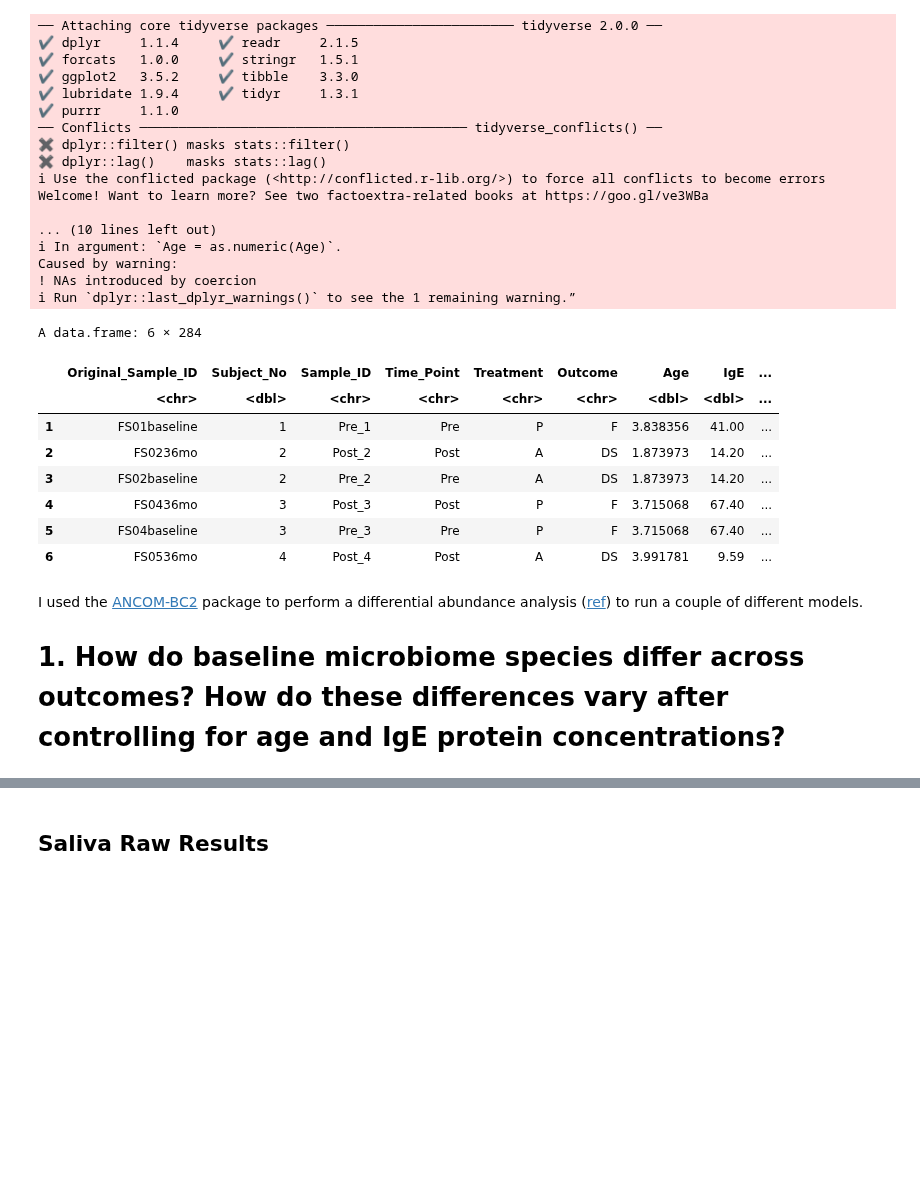
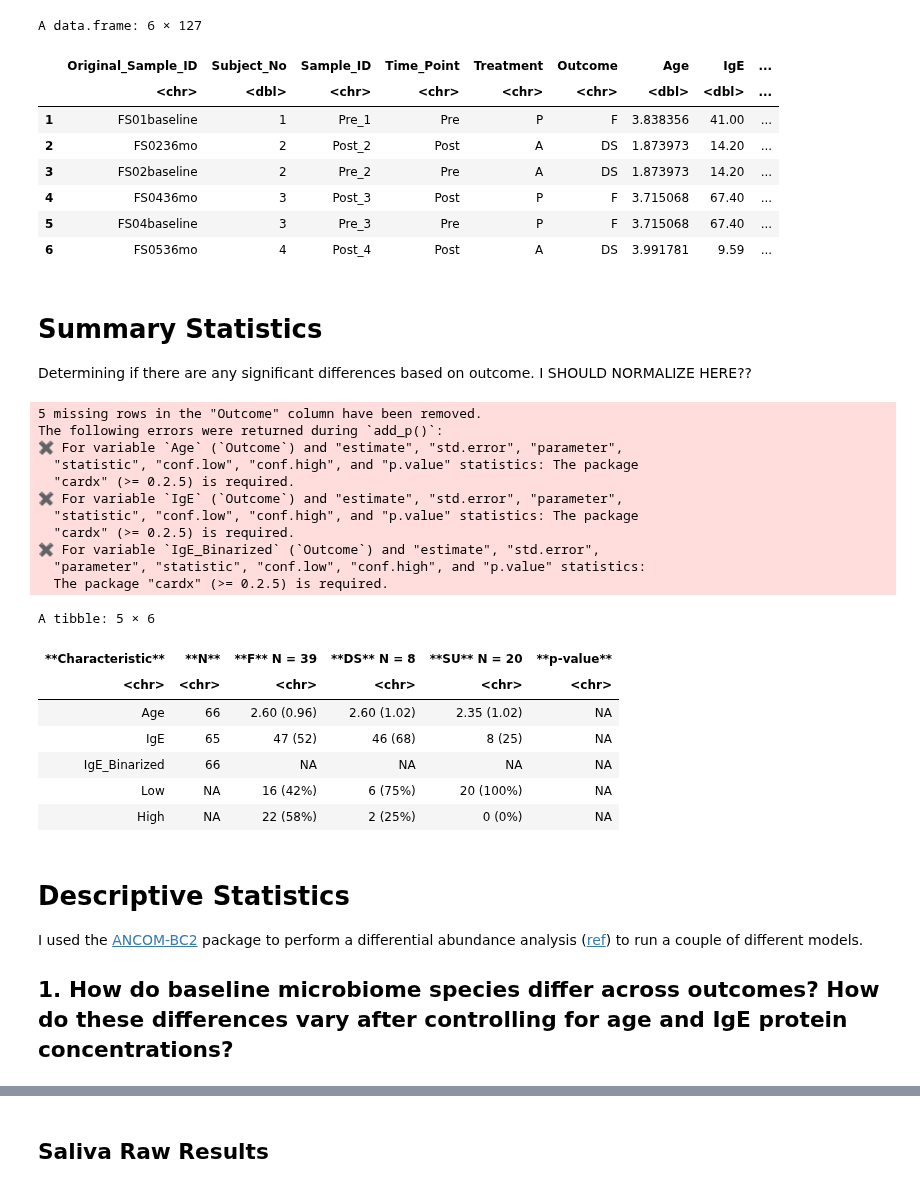
Before and after one commit to Ragerlab/P1013.-Microbiome-Peanut-Allergy, a Jupyter notebook: 1. Descriptive Statistics/Descriptive Statistics.ipynb, the cells around one changed output, grey strips where cells are left out. Drawn from its saved outputs; the diff is of its cells as text; code cells hidden in the pictures; blank space fills up the shorter version.

```diff
--- a/1. Descriptive Statistics/Descriptive Statistics.ipynb
+++ b/1. Descriptive Statistics/Descriptive Statistics.ipynb
@@ -6,41 +6,24 @@
 # %%
 .libPaths(R.home('/opt/homebrew/Caskroom/miniforge/base/lib/R/library'))
 Output = '/Users/alexis/Library/CloudStorage/OneDrive-UniversityofNorthCarolinaatChapelHill/CEMALB_DataAnalysisPM/Projects/P1013. Microbiome Peanut Allergy/P1013.3. Analyses/P1013.3.1. Data Processing/Output'
-cur_date = '090325'
+cur_date = '090425'
 
 library(readxl)
 library(openxlsx)
 library(tidyverse)
 library(factoextra)
+library(gtsummary)
 library(ANCOMBC)
 
 # reading in files
-saliva_df = data.frame(read_excel("Input/Saliva_Diversity_082925.xlsx", sheet = 2)) %>%
+saliva_df = data.frame(read_excel("Input/Processed_Saliva_Data_090425.xlsx")) %>%
     mutate(Age = as.numeric(Age), IgE = as.numeric(IgE))
-stool_df = data.frame(read_excel("Input/Stool_Diversity_082925.xlsx", sheet = 2)) %>%
+stool_df = data.frame(read_excel("Input/Processed_Stool_Data_090425.xlsx")) %>%
     mutate(Age = as.numeric(Age), IgE = as.numeric(IgE))
-# %% [output]
-── Attaching core tidyverse packages ──────────────────────── tidyverse 2.0.0 ──
-✔ dplyr     1.1.4     ✔ readr     2.1.5
-✔ forcats   1.0.0     ✔ stringr   1.5.1
-✔ ggplot2   3.5.2     ✔ tibble    3.3.0
-✔ lubridate 1.9.4     ✔ tidyr     1.3.1
-✔ purrr     1.1.0
-── Conflicts ────────────────────────────────────────── tidyverse_conflicts() ──
-✖ dplyr::filter() masks stats::filter()
-✖ dplyr::lag()    masks stats::lag()
-ℹ Use the conflicted package (<http://conflicted.r-lib.org/>) to force all conflicts to become errors
-Welcome! Want to learn more? See two factoextra-related books at https://goo.gl/ve3WBa
-
-... (10 lines left out)
-ℹ In argument: `Age = as.numeric(Age)`.
-Caused by warning:
-! NAs introduced by coercion
-ℹ Run `dplyr::last_dplyr_warnings()` to see the 1 remaining warning.”
 # %%
 head(saliva_df)
 # %% [output]
-A data.frame: 6 × 284
+A data.frame: 6 × 127
 |  | Original_Sample_ID | Subject_No | Sample_ID | Time_Point | Treatment | Outcome | Age | IgE | ... |
 |  | <chr> | <dbl> | <chr> | <chr> | <chr> | <chr> | <dbl> | <dbl> | ... |
 | 1 | FS01baseline | 1 | Pre_1 | Pre | P | F | 3.838356 | 41.00 | ... |
@@ -49,10 +32,55 @@ A data.frame: 6 × 284
 | 4 | FS0436mo | 3 | Post_3 | Post | P | F | 3.715068 | 67.40 | ... |
 | 5 | FS04baseline | 3 | Pre_3 | Pre | P | F | 3.715068 | 67.40 | ... |
 | 6 | FS0536mo | 4 | Post_4 | Post | A | DS | 3.991781 | 9.59 | ... |
+# %% [markdown]
+# Summary Statistics
+
+Determining if there are any significant differences based on outcome. I SHOULD NORMALIZE HERE??
+# %%
+saliva_df$Treatment = factor(saliva_df$Treatment, levels = c('A', 'P'))
+stool_df$Treatment = factor(stool_df$Treatment, levels = c('A', 'P'))
+saliva_df$IgE_Binarized = factor(saliva_df$IgE_Binarized, levels = c('Low', 'High'))
+stool_df$IgE_Binarized = factor(stool_df$IgE_Binarized, levels = c('Low', 'High'))
+saliva_df$Outcome = factor(saliva_df$Outcome, levels = c('F', 'DS','SU'))
+stool_df$Outcome = factor(stool_df$Outcome, levels = c('F', 'DS','SU'))
+# %%
+saliva_df %>%
+  tbl_summary(by = Outcome, missing = "no",
+  include = colnames(saliva_df[c(7:9)]),
+              statistic = list(all_continuous() ~ "{mean} ({sd})",
+                               all_categorical() ~ "{n} ({p}%)")) %>%
+  add_n() %>%
+  #add_overall() %>%
+  add_p(test = list(all_continuous() ~ "t.test",
+                    all_categorical() ~ "chisq.test")) %>% # adding p value from anova
+  as_tibble() #%>%
+  #write_xlsx(., "Output/TableX.xlsx")
+# %% [output]
+5 missing rows in the "Outcome" column have been removed.
+The following errors were returned during `add_p()`:
+✖ For variable `Age` (`Outcome`) and "estimate", "std.error", "parameter",
+  "statistic", "conf.low", "conf.high", and "p.value" statistics: The package
+  "cardx" (>= 0.2.5) is required.
+✖ For variable `IgE` (`Outcome`) and "estimate", "std.error", "parameter",
+  "statistic", "conf.low", "conf.high", and "p.value" statistics: The package
+  "cardx" (>= 0.2.5) is required.
+✖ For variable `IgE_Binarized` (`Outcome`) and "estimate", "std.error",
+  "parameter", "statistic", "conf.low", "conf.high", and "p.value" statistics:
+  The package "cardx" (>= 0.2.5) is required.
+A tibble: 5 × 6
+| **Characteristic** | **N** | **F** N = 39 | **DS** N = 8 | **SU** N = 20 | **p-value** |
+| <chr> | <chr> | <chr> | <chr> | <chr> | <chr> |
+| Age | 66 | 2.60 (0.96) | 2.60 (1.02) | 2.35 (1.02) | NA |
+| IgE | 65 | 47 (52) | 46 (68) | 8 (25) | NA |
+| IgE_Binarized | 66 | NA | NA | NA | NA |
+| Low | NA | 16 (42%) | 6 (75%) | 20 (100%) | NA |
+| High | NA | 22 (58%) | 2 (25%) | 0 (0%) | NA |
 # %% [markdown]
+# Descriptive Statistics
+
 I used the [ANCOM-BC2](https://www.bioconductor.org/packages/release/bioc/vignettes/ANCOMBC/inst/doc/ANCOMBC2.html) package to perform a differential abundance analysis ([ref](https://www.nature.com/articles/s41592-023-02092-7#Sec1)) to run a couple of different models.
 
-# 1. How do baseline microbiome species differ across outcomes? How do these differences vary after controlling for age and IgE protein concentrations?
+## 1. How do baseline microbiome species differ across outcomes? How do these differences vary after controlling for age and IgE protein concentrations?
 # %%
 # making the row names the sample ids
 baseline_saliva_df = saliva_df %>%
```
Also changed, not shown: parts of 24 cells of this notebook.
